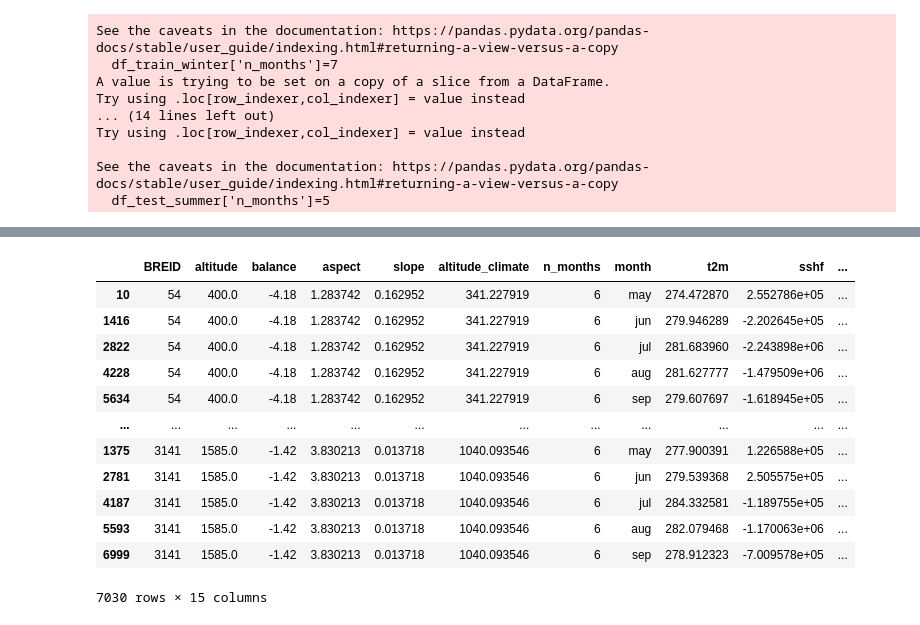
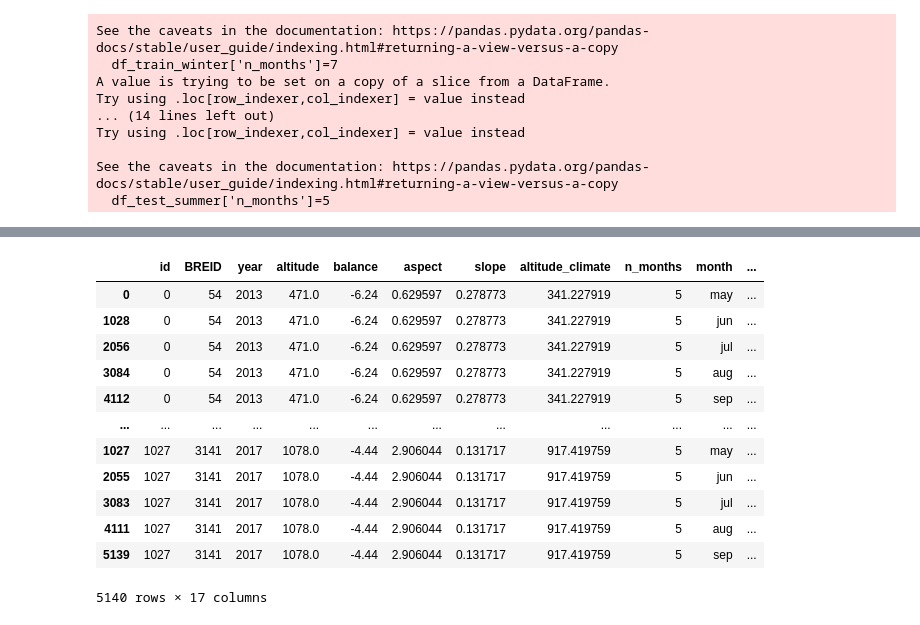
Before and after one commit to khsjursen/ML_MB_Norway, a Jupyter notebook: test_custom_loss.ipynb, the cells around one changed output, grey strips where cells are left out. Cells and saved outputs as stored; diff of their text form; code cells hidden in the pictures.

```diff
--- a/test_custom_loss.ipynb
+++ b/test_custom_loss.ipynb
@@ -443,6 +426,7 @@ df_test_all = pd.concat([df_test_annual_clean, df_test_summer_clean, df_test_win
 df_test_all.reset_index(drop=True, inplace=True)
 # %%
 df_test_summer_clean = df_test_summer_clean.dropna(axis=1, how='all')
+df_test_summer_clean.insert(0, 'id', list(range(len(df_test_summer_clean))))
 # %%
 df_test_summer_clean
 # %% [output]
@@ -462,6 +446,6 @@ df_test_summer_clean
 # %%
 # Columns that are not monthly climate variables (identifiers and static variables)
-id_vars = ['BREID', 'altitude','balance','aspect','slope','altitude_climate','n_months']
+id_vars = ['id','BREID', 'altitude','balance','aspect','slope','altitude_climate','n_months']
 
 # Extract the unique variable names and month names from the column names
 #variables = set(col.split('_')[0] for col in df.columns if col not in id_vars)
@@ -490,7 +474,7 @@ for var in variables:
 # Combine all reshaped DataFrames
 df_test_final = df_list[0]
 for df_temp in df_list[1:]:
-    df_test_final = pd.merge(df_test_final, df_temp, on=id_vars + ['month'], how='outer')
+    df_test_final = pd.merge(df_test_final, df_temp, on=id_vars + ['month'], how='left')
 
 # Sort the DataFrame based on ID variables and month
 df_test_final = df_test_final.sort_values(by=id_vars + ['month'])
@@ -555,16 +539,18 @@ df_final
 # %%
-# Calculate the number of unique integers needed
-length = len(df_final)
-num_months = 5
+# # Calculate the number of unique integers needed
+# length = len(df_final)
+# num_months = 5
 
-num_integers = length // num_months
+# num_integers = length // num_months
 
-# Create the array with integers repeated 5 times
-repeated_integers = np.repeat(np.arange(1, num_integers + 1), num_months)
+# # Create the array with integers repeated 5 times
+# repeated_integers = np.repeat(np.arange(1, num_integers + 1), num_months)
 
-# Truncate the array if it exceeds the desired length
-#if len(repeated_integers) > length:
-#    repeated_integers = repeated_integers[:length]
+# # Truncate the array if it exceeds the desired length
+# #if len(repeated_integers) > length:
+# #    repeated_integers = repeated_integers[:length]
 
-# Add the new array as the first column in the DataFrame
-df_final.insert(0, 'id', repeated_integers)
+# # Add the new array as the first column in the DataFrame
+# df_final.insert(0, 'id', repeated_integers)
+
+# df_final
@@ -1578,3 +1572,13 @@ df_test_all.reset_index(drop=True, inplace=True)
 # %%
 df_test_summer_clean = df_test_summer_clean.dropna(axis=1, how='all')
+df_test_winter_clean = df_test_winter_clean.dropna(axis=1, how='all')
+df_test_annual_clean = df_test_annual_clean.dropna(axis=1, how='all')
+
+n_summer = len(df_test_summer_clean)
+n_winter = len(df_test_winter_clean)
+n_annual = len(df_test_annual_clean)
+
+df_test_summer_clean.insert(0, 'id', list(range(n_summer)))
+df_test_winter_clean.insert(0, 'id', list(range(n_summer, n_summer+n_winter)))
+df_test_annual_clean.insert(0, 'id', list(range(n_summer+n_winter, n_summer+n_winter+n_annual)))
 # %%
@@ -1631,16 +1644,16 @@ df_test_final = df_test_final.sort_values(by=id_vars + ['month'])
 # %%
-df_test_final
+df_test_summer_final
 # %% [output]
-|  | BREID | altitude | balance | aspect | slope | altitude_climate | n_months | month | t2m | sshf | ... |
-| 10 | 54 | 400.0 | -4.18 | 1.283742 | 0.162952 | 341.227919 | 6 | may | 274.472870 | 2.552786e+05 | ... |
-| 1416 | 54 | 400.0 | -4.18 | 1.283742 | 0.162952 | 341.227919 | 6 | jun | 279.946289 | -2.202645e+05 | ... |
-| 2822 | 54 | 400.0 | -4.18 | 1.283742 | 0.162952 | 341.227919 | 6 | jul | 281.683960 | -2.243898e+06 | ... |
-| 4228 | 54 | 400.0 | -4.18 | 1.283742 | 0.162952 | 341.227919 | 6 | aug | 281.627777 | -1.479509e+06 | ... |
-| 5634 | 54 | 400.0 | -4.18 | 1.283742 | 0.162952 | 341.227919 | 6 | sep | 279.607697 | -1.618945e+05 | ... |
+|  | id | BREID | year | altitude | balance | aspect | slope | altitude_climate | n_months | month | ... |
+| 0 | 0 | 54 | 2013 | 471.0 | -6.24 | 0.629597 | 0.278773 | 341.227919 | 5 | may | ... |
+| 1028 | 0 | 54 | 2013 | 471.0 | -6.24 | 0.629597 | 0.278773 | 341.227919 | 5 | jun | ... |
+| 2056 | 0 | 54 | 2013 | 471.0 | -6.24 | 0.629597 | 0.278773 | 341.227919 | 5 | jul | ... |
+| 3084 | 0 | 54 | 2013 | 471.0 | -6.24 | 0.629597 | 0.278773 | 341.227919 | 5 | aug | ... |
+| 4112 | 0 | 54 | 2013 | 471.0 | -6.24 | 0.629597 | 0.278773 | 341.227919 | 5 | sep | ... |
 | ... | ... | ... | ... | ... | ... | ... | ... | ... | ... | ... | ... |
-| 1375 | 3141 | 1585.0 | -1.42 | 3.830213 | 0.013718 | 1040.093546 | 6 | may | 277.900391 | 1.226588e+05 | ... |
-| 2781 | 3141 | 1585.0 | -1.42 | 3.830213 | 0.013718 | 1040.093546 | 6 | jun | 279.539368 | 2.505575e+05 | ... |
-| 4187 | 3141 | 1585.0 | -1.42 | 3.830213 | 0.013718 | 1040.093546 | 6 | jul | 284.332581 | -1.189755e+05 | ... |
-| 5593 | 3141 | 1585.0 | -1.42 | 3.830213 | 0.013718 | 1040.093546 | 6 | aug | 282.079468 | -1.170063e+06 | ... |
-| 6999 | 3141 | 1585.0 | -1.42 | 3.830213 | 0.013718 | 1040.093546 | 6 | sep | 278.912323 | -7.009578e+05 | ... |
+| 1027 | 1027 | 3141 | 2017 | 1078.0 | -4.44 | 2.906044 | 0.131717 | 917.419759 | 5 | may | ... |
+| 2055 | 1027 | 3141 | 2017 | 1078.0 | -4.44 | 2.906044 | 0.131717 | 917.419759 | 5 | jun | ... |
+| 3083 | 1027 | 3141 | 2017 | 1078.0 | -4.44 | 2.906044 | 0.131717 | 917.419759 | 5 | jul | ... |
+| 4111 | 1027 | 3141 | 2017 | 1078.0 | -4.44 | 2.906044 | 0.131717 | 917.419759 | 5 | aug | ... |
+| 5139 | 1027 | 3141 | 2017 | 1078.0 | -4.44 | 2.906044 | 0.131717 | 917.419759 | 5 | sep | ... |
-7030 rows × 15 columns
+5140 rows × 17 columns
```
Also changed, not shown: parts of 37 cells of this notebook.
